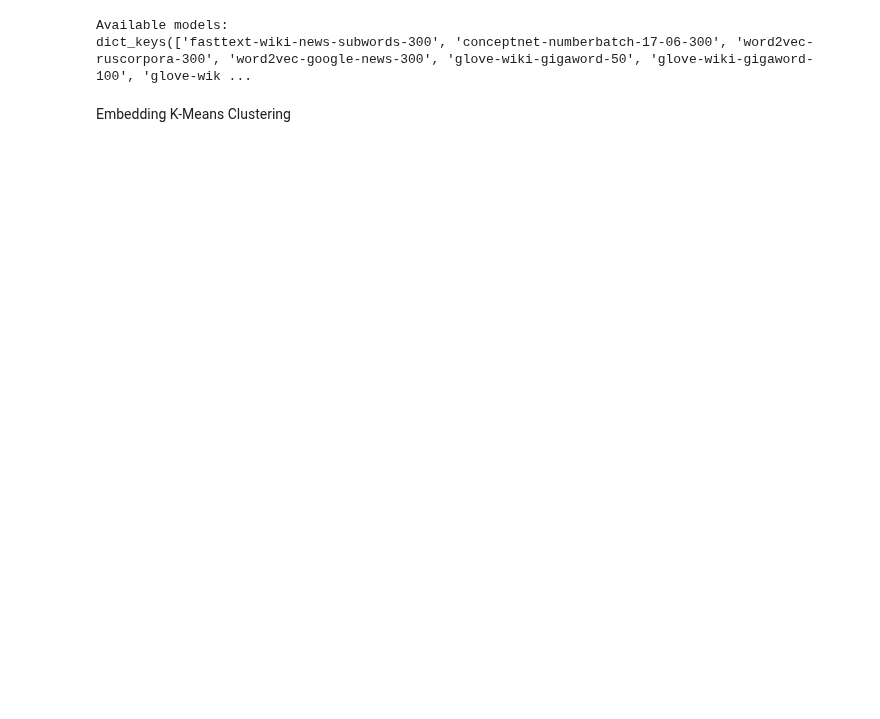
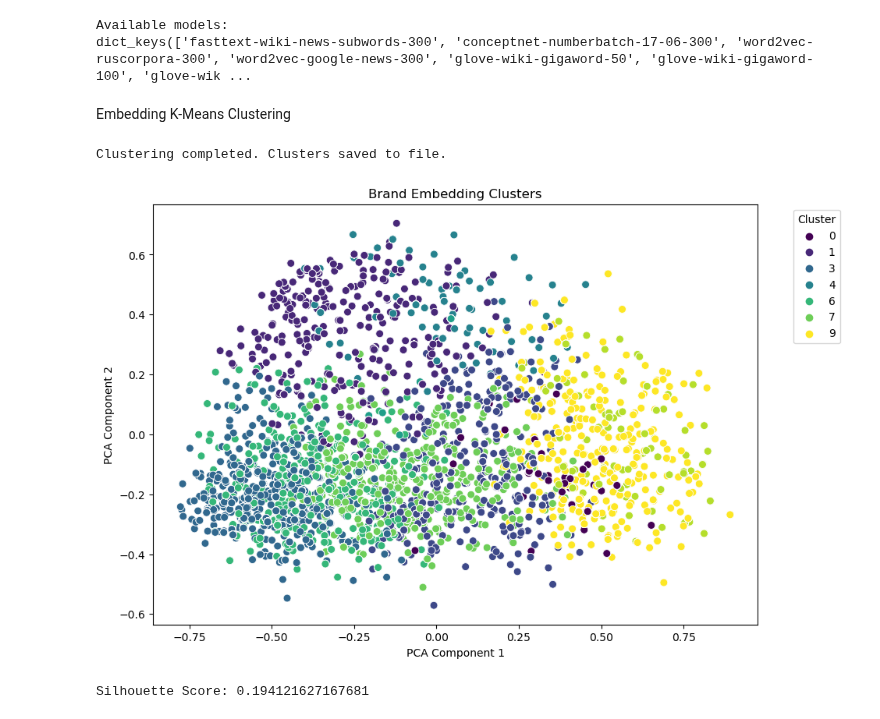
Before and after one commit to ardahk/amex, a Jupyter notebook: text_embedding/text_embedding.ipynb, the cells around one changed output. Cells and saved outputs as stored; diff of their text form; code cells hidden in the pictures; blank space fills up the shorter version.

Commit message:
clustering

```diff
--- a/text_embedding/text_embedding.ipynb
+++ b/text_embedding/text_embedding.ipynb
@@ -114,6 +114,7 @@ with pd.read_csv(input_path, chunksize=chunk_size) as reader:
 Embedding K-Means Clustering
 # %%
 from sklearn.cluster import KMeans
+import ast
 
 def cluster_embeddings(output_path, n_clusters=10):
     df = pd.read_csv(output_path)
@@ -122,3 +123,32 @@ def cluster_embeddings(output_path, n_clusters=10):
     df['cluster'] = kmeans.fit_predict(embeddings)
     df.to_csv(output_path, index=False)  # Save updated file
     print("Clustering completed. Clusters saved to file.")
+    return kmeans, embeddings, df
+
+kmeans, embeddings, df = cluster_embeddings('../data/brand_embeddings.csv')
+# %% [output]
+Clustering completed. Clusters saved to file.
+# %%
+from sklearn.decomposition import PCA
+import matplotlib.pyplot as plt
+import seaborn as sns
+
+pca = PCA(n_components=2)
+reduced_embeddings = pca.fit_transform(embeddings)
+plt.figure(figsize=(10, 7))
+sns.scatterplot(x=reduced_embeddings[:, 0], y=reduced_embeddings[:, 1], hue=df['cluster'], palette='viridis', s=50)
+plt.title('Brand Embedding Clusters')
+plt.xlabel('PCA Component 1')
+plt.ylabel('PCA Component 2')
+plt.legend(title='Cluster', bbox_to_anchor=(1.05, 1), loc='upper left')
+plt.show()
+# %% [output]
+[figure, added]
+# %%
+from sklearn.metrics import silhouette_score
+
+# Assuming `embeddings` and `kmeans.labels_` are available
+silhouette_avg = silhouette_score(embeddings, kmeans.labels_)
+print(f"Silhouette Score: {silhouette_avg}")
+# %% [output]
+Silhouette Score: 0.194121627167681
```
Also changed, not shown: parts of 3 cells of this notebook, 2 other files.
